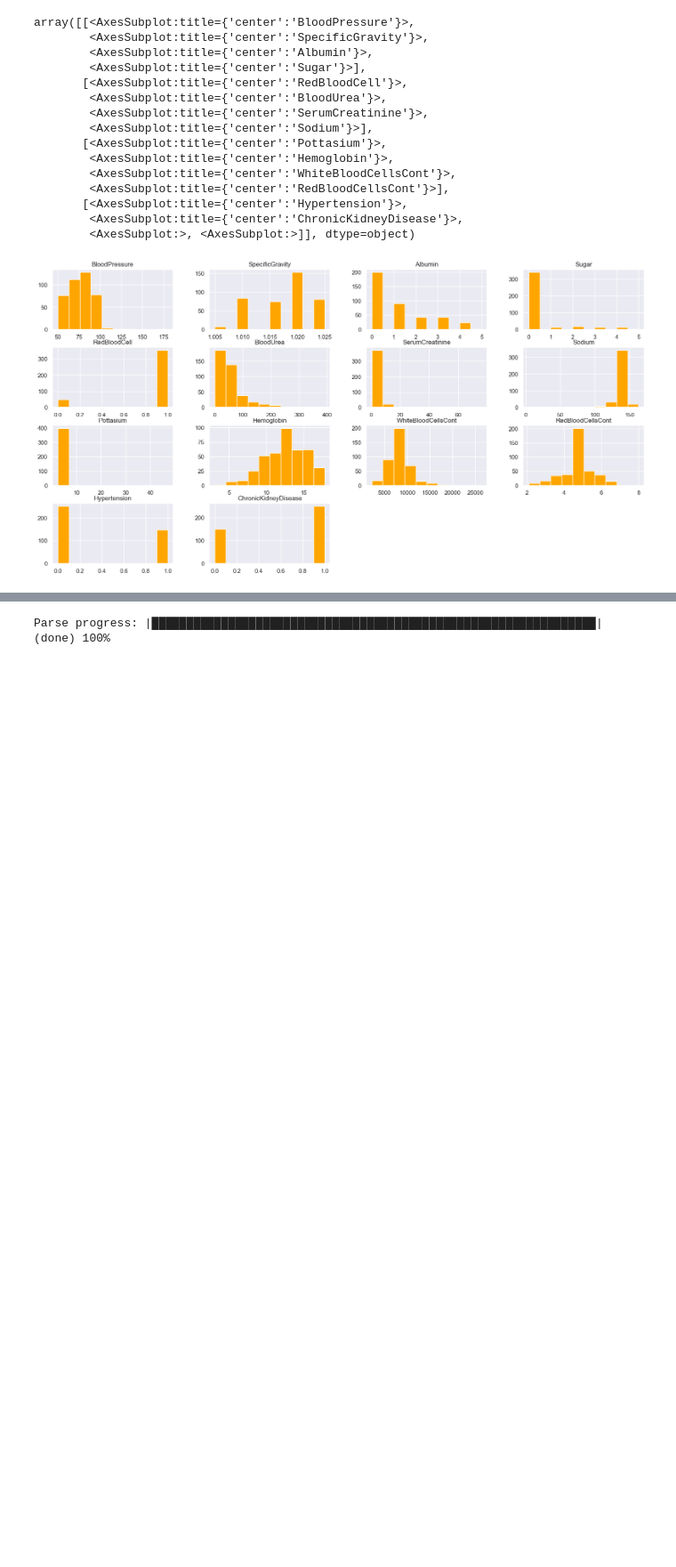
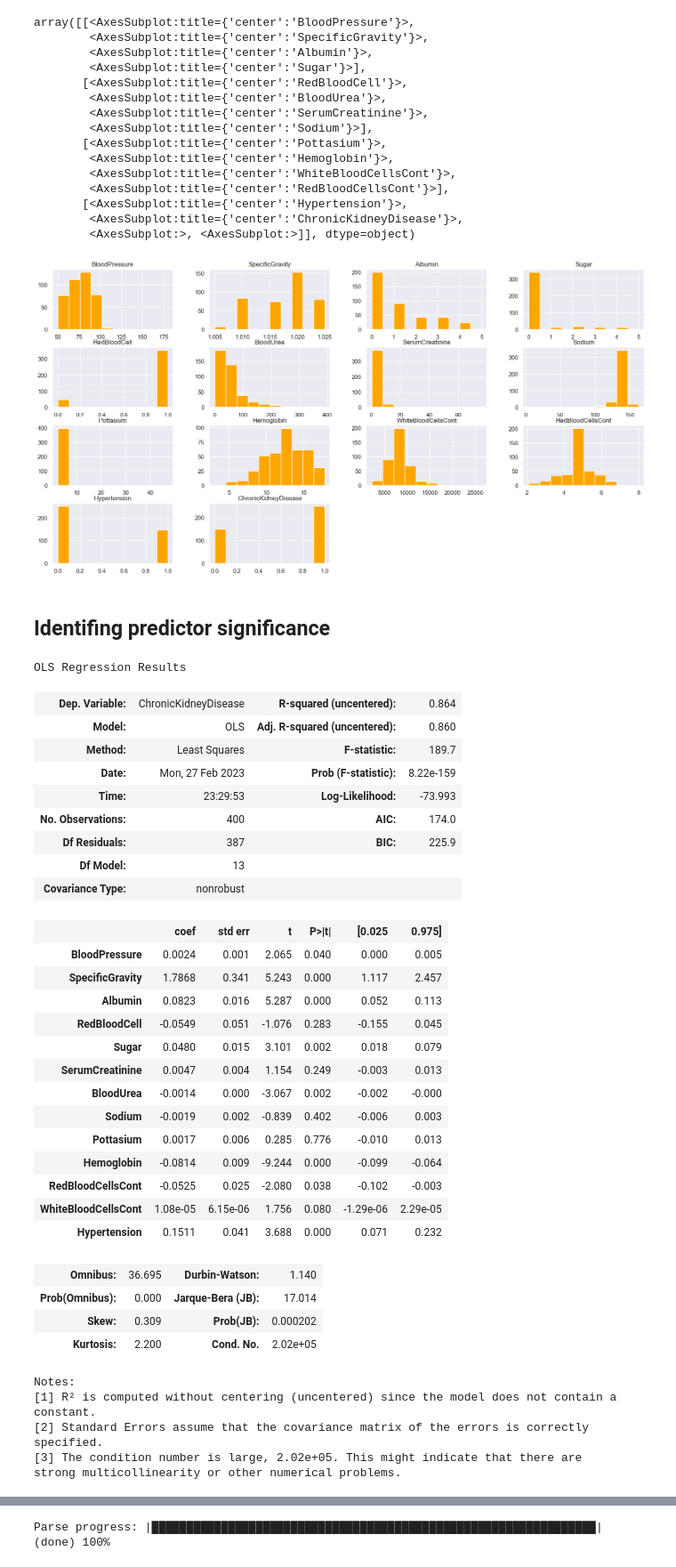
Before and after one commit to Akshathapatil1998/Data-Science-Assignments-INFO6105, a Jupyter notebook: Assignment_2- Auto_ML.ipynb, the cells around one changed output, grey strips where cells are left out. Shown at 89% size. Saved outputs shown, nothing was run; the diff lists cells and outputs as text; code cells hidden in the pictures; blank space fills up the shorter version.

```diff
--- a/Assignment_2- Auto_ML.ipynb
+++ b/Assignment_2- Auto_ML.ipynb
@@ -295,3 +298,47 @@ array([[<AxesSubplot:title={'center':'BloodPressure'}>,
         <AxesSubplot:title={'center':'ChronicKidneyDisease'}>,
         <AxesSubplot:>, <AxesSubplot:>]], dtype=object)
 [figure]
+# %% [markdown]
+## Identifing predictor significance
+# %%
+#Using OLS for finding the p value to check the significant features
+import statsmodels.api as sm
+
+model = sm.OLS(pandas_df['ChronicKidneyDisease'], pandas_df[['BloodPressure','SpecificGravity','Albumin','RedBloodCell','Sugar','SerumCreatinine','BloodUrea','Sodium','Pottasium','Hemoglobin','RedBloodCellsCont','WhiteBloodCellsCont','Hypertension']]).fit()
+
+# Print out the statistics
+model.summary()
+# %% [output]
+OLS Regression Results
+| Dep. Variable: | ChronicKidneyDisease | R-squared (uncentered): | 0.864 |
+| Model: | OLS | Adj. R-squared (uncentered): | 0.860 |
+| Method: | Least Squares | F-statistic: | 189.7 |
+| Date: | Mon, 27 Feb 2023 | Prob (F-statistic): | 8.22e-159 |
+| Time: | 23:29:53 | Log-Likelihood: | -73.993 |
+| No. Observations: | 400 | AIC: | 174.0 |
+| Df Residuals: | 387 | BIC: | 225.9 |
+| Df Model: | 13 |  |  |
+| Covariance Type: | nonrobust |  |  |
+|  | coef | std err | t | P>|t| | [0.025 | 0.975] |
+| BloodPressure | 0.0024 | 0.001 | 2.065 | 0.040 | 0.000 | 0.005 |
+| SpecificGravity | 1.7868 | 0.341 | 5.243 | 0.000 | 1.117 | 2.457 |
+| Albumin | 0.0823 | 0.016 | 5.287 | 0.000 | 0.052 | 0.113 |
+| RedBloodCell | -0.0549 | 0.051 | -1.076 | 0.283 | -0.155 | 0.045 |
+| Sugar | 0.0480 | 0.015 | 3.101 | 0.002 | 0.018 | 0.079 |
+| SerumCreatinine | 0.0047 | 0.004 | 1.154 | 0.249 | -0.003 | 0.013 |
+| BloodUrea | -0.0014 | 0.000 | -3.067 | 0.002 | -0.002 | -0.000 |
+| Sodium | -0.0019 | 0.002 | -0.839 | 0.402 | -0.006 | 0.003 |
+| Pottasium | 0.0017 | 0.006 | 0.285 | 0.776 | -0.010 | 0.013 |
+| Hemoglobin | -0.0814 | 0.009 | -9.244 | 0.000 | -0.099 | -0.064 |
+| RedBloodCellsCont | -0.0525 | 0.025 | -2.080 | 0.038 | -0.102 | -0.003 |
+| WhiteBloodCellsCont | 1.08e-05 | 6.15e-06 | 1.756 | 0.080 | -1.29e-06 | 2.29e-05 |
+| Hypertension | 0.1511 | 0.041 | 3.688 | 0.000 | 0.071 | 0.232 |
+| Omnibus: | 36.695 | Durbin-Watson: | 1.140 |
+| Prob(Omnibus): | 0.000 | Jarque-Bera (JB): | 17.014 |
+| Skew: | 0.309 | Prob(JB): | 0.000202 |
+| Kurtosis: | 2.200 | Cond. No. | 2.02e+05 |
+Notes:
+[1] R² is computed without centering (uncentered) since the model does not contain a constant.
+[2] Standard Errors assume that the covariance matrix of the errors is correctly specified.
+[3] The condition number is large, 2.02e+05. This might indicate that there are
+strong multicollinearity or other numerical problems.
```
Also changed, not shown: parts of 56 cells of this notebook.
